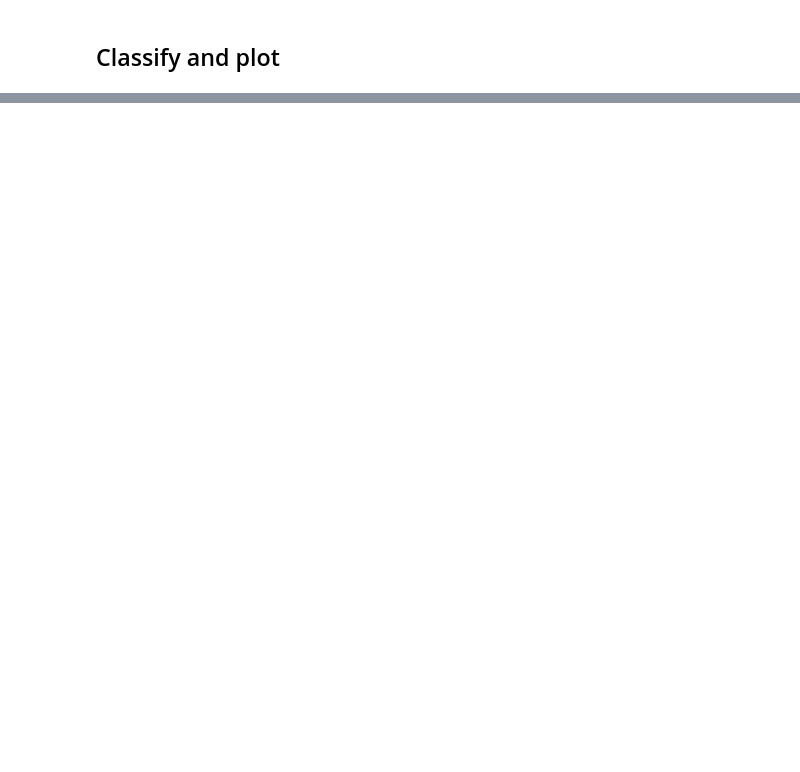
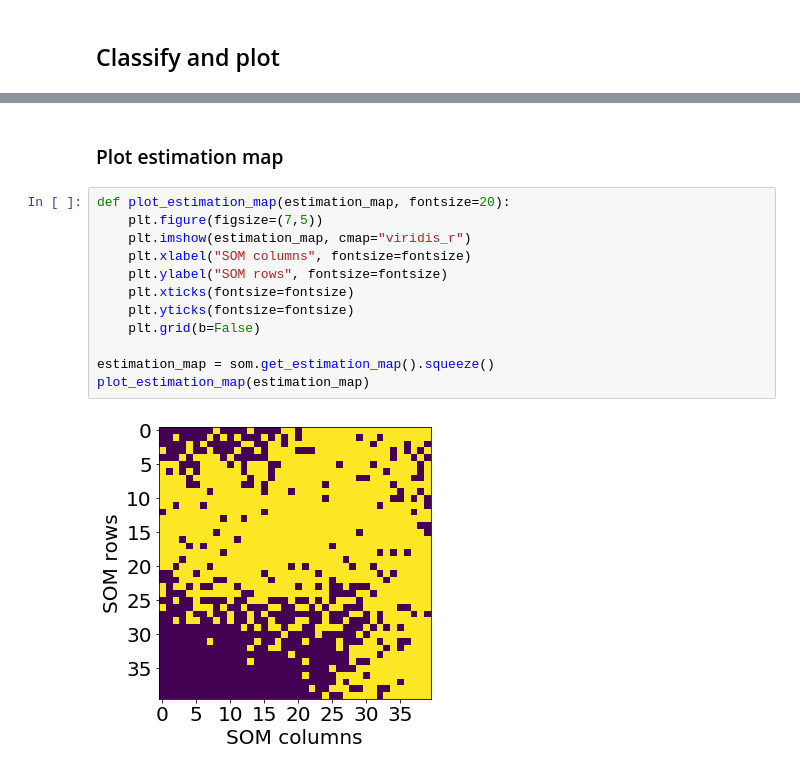
Before and after one commit to felixriese/susi, a Jupyter notebook: examples/SOMClassifier.ipynb, the cells around one changed output, grey strips where cells are left out. Drawn from its saved outputs; the diff is of its cells as text; blank space fills up the shorter version.

```diff
--- a/examples/SOMClassifier.ipynb
+++ b/examples/SOMClassifier.ipynb
@@ -99,0 +63,16 @@ for som in som_list:
+# %% [markdown]
+### Plot estimation map
+# %%
+def plot_estimation_map(estimation_map, fontsize=20):
+    plt.figure(figsize=(7,5))
+    plt.imshow(estimation_map, cmap="viridis_r")
+    plt.xlabel("SOM columns", fontsize=fontsize)
+    plt.ylabel("SOM rows", fontsize=fontsize)
+    plt.xticks(fontsize=fontsize)
+    plt.yticks(fontsize=fontsize)
+    plt.grid(b=False)
+
+estimation_map = som.get_estimation_map().squeeze()
+plot_estimation_map(estimation_map)
+# %% [output]
+[figure, added]
```
Also changed, not shown: parts of 9 cells of this notebook, 7 other files.
